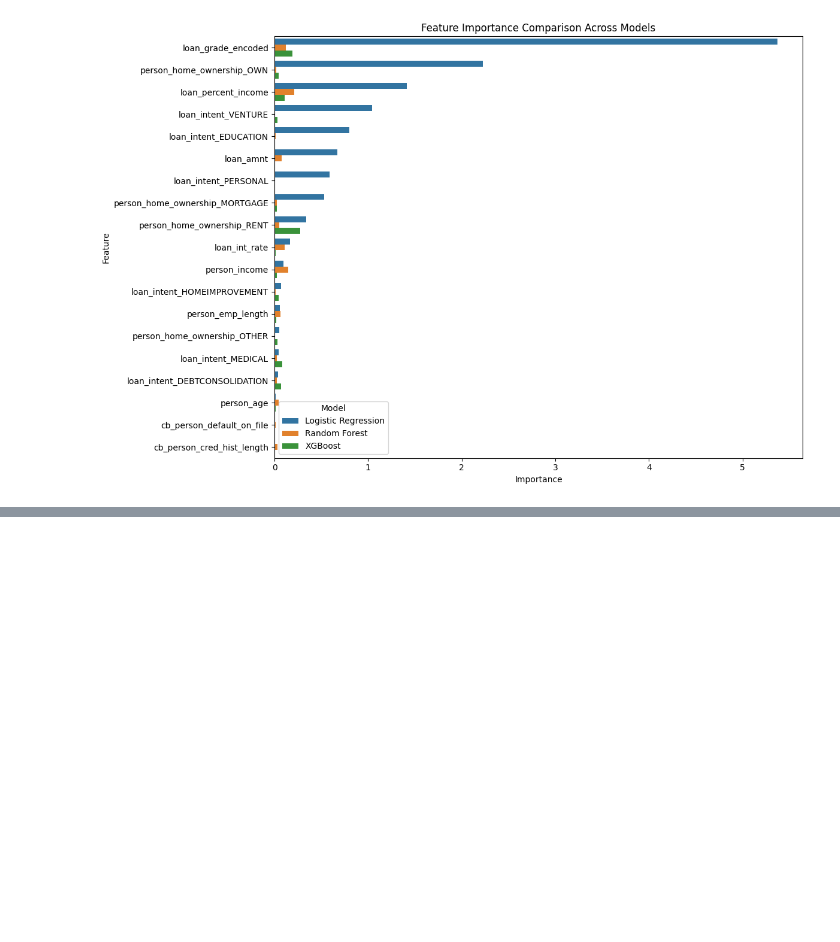
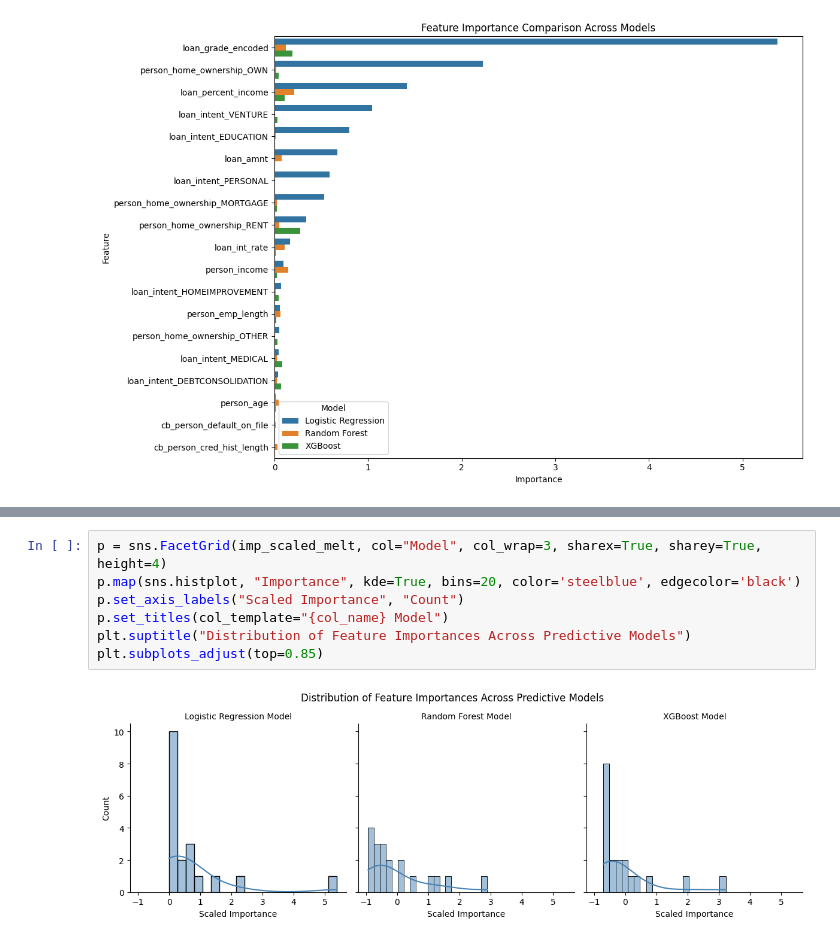
Before and after one commit to BrendanMcEwen1/Credit_Risk, a Jupyter notebook: Credit_Risk.ipynb, the cells around one changed output, grey strips where cells are left out. Cells and saved outputs as stored; diff of their text form; blank space fills up the shorter version.

```diff
--- a/Credit_Risk.ipynb
+++ b/Credit_Risk.ipynb
@@ -796,0 +812,9 @@ plt.show()
+# %%
+p = sns.FacetGrid(imp_scaled_melt, col="Model", col_wrap=3, sharex=True, sharey=True, height=4)
+p.map(sns.histplot, "Importance", kde=True, bins=20, color='steelblue', edgecolor='black')
+p.set_axis_labels("Scaled Importance", "Count")
+p.set_titles(col_template="{col_name} Model")
+plt.suptitle("Distribution of Feature Importances Across Predictive Models")
+plt.subplots_adjust(top=0.85)
+# %% [output]
+[figure, added]
```
Also changed, not shown: parts of 21 cells of this notebook.
